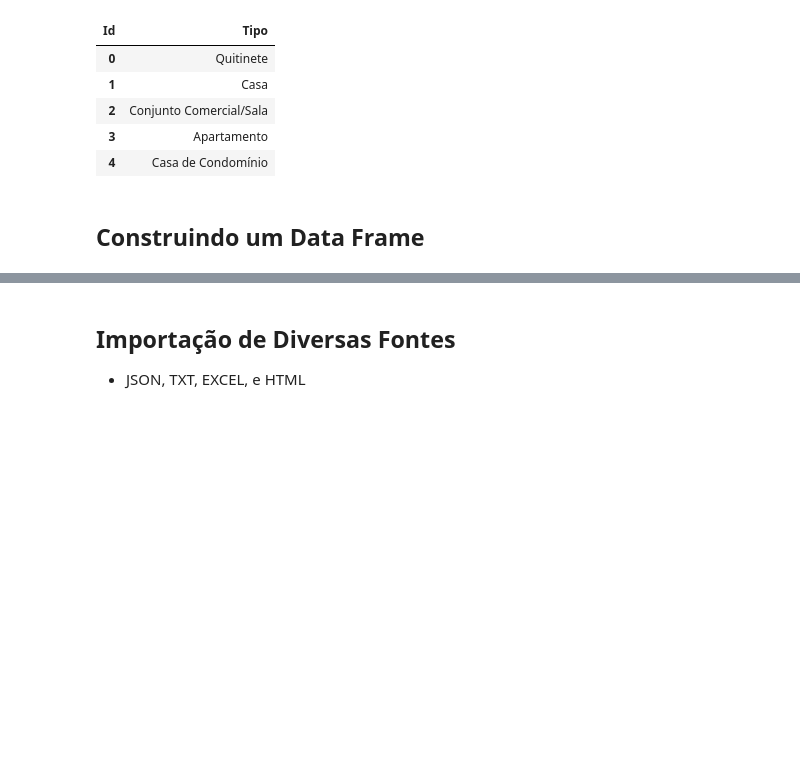
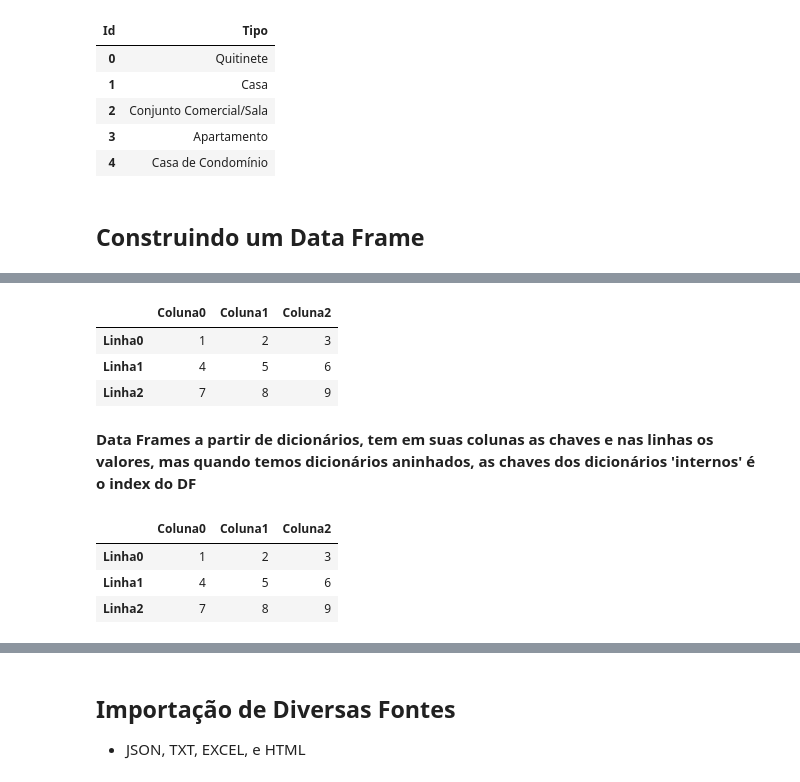
Before and after one commit to Vinibianchi/Python-datascience, a Jupyter notebook: Importação, Estruturas de Dados e Manipulação de Colunas.ipynb, the cells around one changed output, grey strips where cells are left out. Drawn from its saved outputs; the diff is of its cells as text; code cells hidden in the pictures; blank space fills up the shorter version.

Commit message:
commit-doc python
Criação da documentação 1 de python + atualização de versão do python alura

```diff
--- a/Importação, Estruturas de Dados e Manipulação de Colunas.ipynb
+++ b/Importação, Estruturas de Dados e Manipulação de Colunas.ipynb
@@ -194,0 +286,16 @@ tipo_de_imovel.head()
+# %%
+# Adicionando nome das Colunas
+columns = ['Coluna' + str(i) for i in range(3)]
+
+# Adicionando index na criação do Df
+index = ['Linha' + str(i) for i in range(3)]
+
+df1 = pd.DataFrame(data=data, index=index, columns=columns)
+df1
+# %% [output]
+|  | Coluna0 | Coluna1 | Coluna2 |
+| Linha0 | 1 | 2 | 3 |
+| Linha1 | 4 | 5 | 6 |
+| Linha2 | 7 | 8 | 9 |
+# %% [markdown]
+ __Data Frames a partir de dicionários, tem em suas colunas as chaves e nas linhas os valores, mas quando temos dicionários aninhados, as chaves dos dicionários 'internos' é o index do DF__
@@ -194,0 +306,9 @@ tipo_de_imovel.head()
+# %%
+df2 = pd.DataFrame(data)
+
+df2
+# %% [output]
+|  | Coluna0 | Coluna1 | Coluna2 |
+| Linha0 | 1 | 2 | 3 |
+| Linha1 | 4 | 5 | 6 |
+| Linha2 | 7 | 8 | 9 |
```
Also changed, not shown: parts of 21 cells of this notebook, 2 other files.
